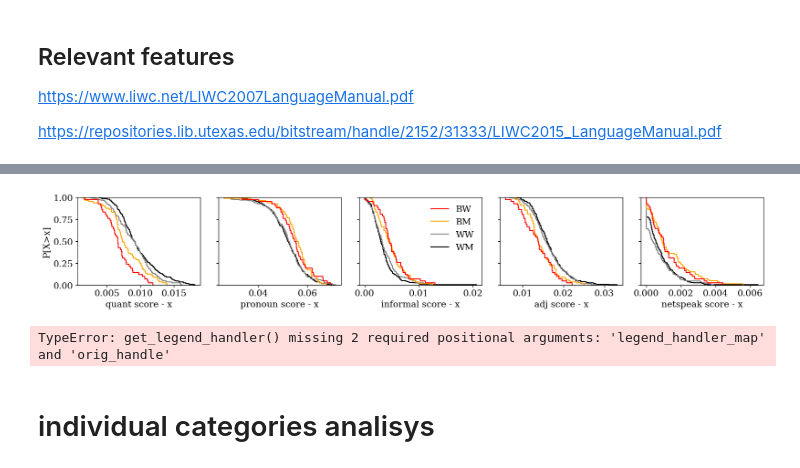
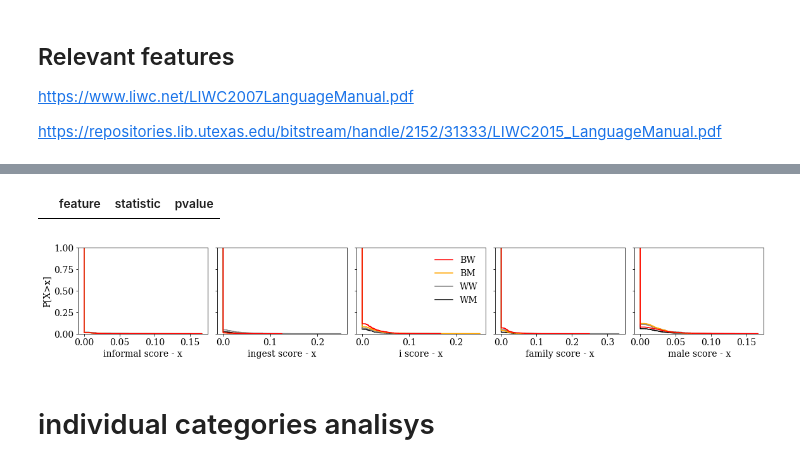
Before and after one commit to Guilherme26/dissertation, a Jupyter notebook: notebooks/liwc_analisys_article.ipynb, the cells around one changed output, grey strips where cells are left out. Drawn from its saved outputs; the diff is of its cells as text; code cells hidden in the pictures.

Commit message:
updating liwc

```diff
--- a/notebooks/liwc_analisys_article.ipynb
+++ b/notebooks/liwc_analisys_article.ipynb
@@ -34,20 +115,2 @@ plt.ion()
 # %% [markdown]
 # Reading and processing data
-# %%
-def liwc_sentence_parse(s,liwc):
-    return liwc.parse(s.split(' '))
-
-def get_key_counts(counter,key):
-    if key in counter:
-        return counter[key]
-    else:
-        return 0
-
-LIWC_FILEPATH = '../data/LIWC2015_English_Flat.dic'
-liwc = Liwc(LIWC_FILEPATH)
-
-df = get_movies_dataset()
-df['liwc_count'] = df['text_clean'].apply(liwc_sentence_parse, args=(liwc,))
-df['bad_words_count'] = df['tags_count'].apply(get_key_counts,args=(' __ ',))
-df = df[df.bad_words_count==0]
-df = df.drop(columns = ['tags_count','bad_words_count'])
@@ -82,0 +117,8 @@ d[d.bad_words_count==0].groupby('group').count()
+# %%
+liwc = Liwc(filepaths['liwc_dict']) # carrega o dicionário e inicializa a classe do LIWC
+# %%
+df = data.copy()
+df['liwc_count'] = df['text'].apply(liwc_sentence_parse, args=(liwc,)) #aplica do liwc
+df = df.dropna(subset=[i for i in df.columns if 'score' in i]) #dropa linhas com algum score NaN
+df = df.reset_index(drop=True)
+df.head()
@@ -86,13 +135,14 @@ d[d.bad_words_count==0].groupby('group').count()
 # Processing data with LIWC
 # %%
 #LIWC data
-
-liwc_df = pd.DataFrame().from_records(df['liwc_count'],index=df['id'])
-liwc_df = liwc_df.fillna(0)
+df.liwc_count = df.liwc_count.apply(lambda x: dict(x)) # transforms counter to dict
+# create a new dataset where the dicts inside liwc_cont are expanded in columns
+liwc_df = pd.concat([df.drop(['liwc_count'], axis=1), df['liwc_count'].apply(pd.Series)], axis=1)
 
 #normalizing
 liwc_df_norm = (liwc_df[liwc.categories.values()].T * ( 1 / liwc_df[liwc.categories.values()].sum(axis=1) )).T
 
-liwc_df_norm.reset_index(inplace=True)
+liwc_df_norm.reset_index(drop=True,inplace=True)
 liwc_df_norm['group'] = df['group']
-liwc_df_norm['age'] = df['age']
+liwc_df_norm = liwc_df_norm.fillna(0)
+liwc_df_norm.head()
@@ -158,5 +215,9 @@ experiments[idx].sort_values('pvalue')
+# %%
+experiments[idx].sort_values('pvalue').iloc[30:]
+# %% [output]
+|  | feature | statistic | pvalue |
 # %%
-ploting_vars = ['quant','pronoun','informal','adj','netspeak']
+ploting_vars = ['informal','ingest','i','family','male']
 
 fig, axes = plt.subplots(1, 5,sharey=True,sharex=False,figsize=(16,2.8))
 axes = axes.ravel()
@@ -168,39 +229,35 @@ for i,var in enumerate(ploting_vars):
             x=var,
             hue="group",
             complementary=True,
             ax=axes[i],
             legend=True,
             hue_order=['Black Woman','Black Man','White Woman', 'White Man'],
             palette=['red','orange','grey','black']
         )
         g.legend_.set_title(None)
         new_labels = ['BW', 'BM','WW','WM']
         for t, l in zip(g.legend_.texts, new_labels):
             t.set_text(l)
         g.legend_.set_frame_on(False)
         g.legend_.set_frame_on(False)
     else:
         sns.ecdfplot(
             liwc_df_norm,
             x=var,
             hue="group",
             complementary=True,
             ax=axes[i],
             legend=False,
             hue_order=['Black Woman','Black Man','White Woman', 'White Man'],
             palette=['red','orange','grey','black']
         )
     axes[i].set(ylabel='P[X>x]',xlabel='%s score - x'%var)
 
 fig.tight_layout()
-plt.savefig('liwc_dists.pdf')
+# plt.savefig('liwc_dists.pdf')
 plt.show()
 # %% [output]
-[figure, old version]
+[figure, new version]
-# %%
-g.legend_.set_zorder()
-# %% [output]
-TypeError: get_legend_handler() missing 2 required positional arguments: 'legend_handler_map' and 'orig_handle'
 # %% [markdown]
 # individual categories analisys
 # %% [markdown]
```
Also changed, not shown: parts of 22 cells of this notebook, 3 other files.
